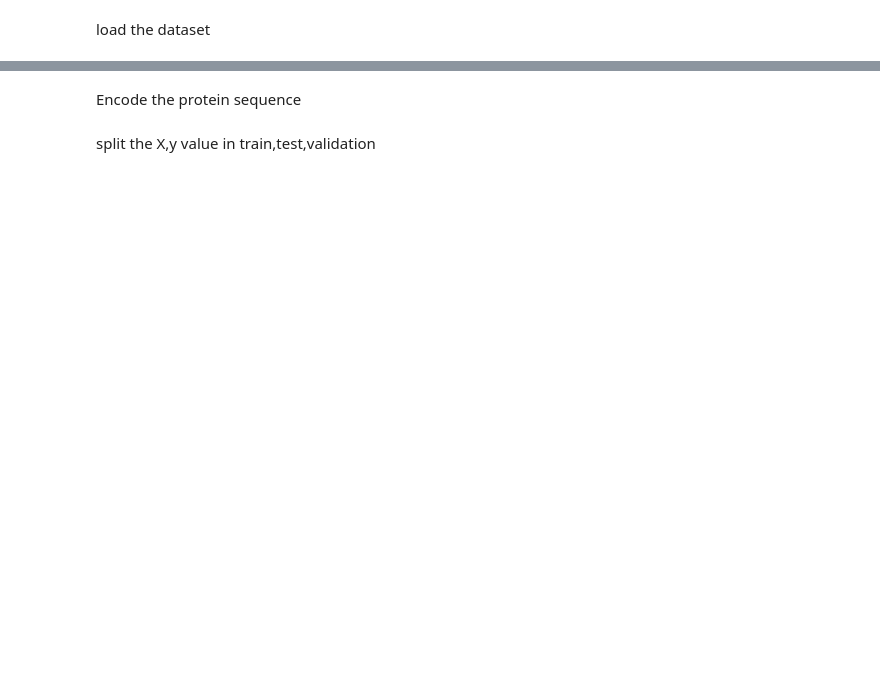
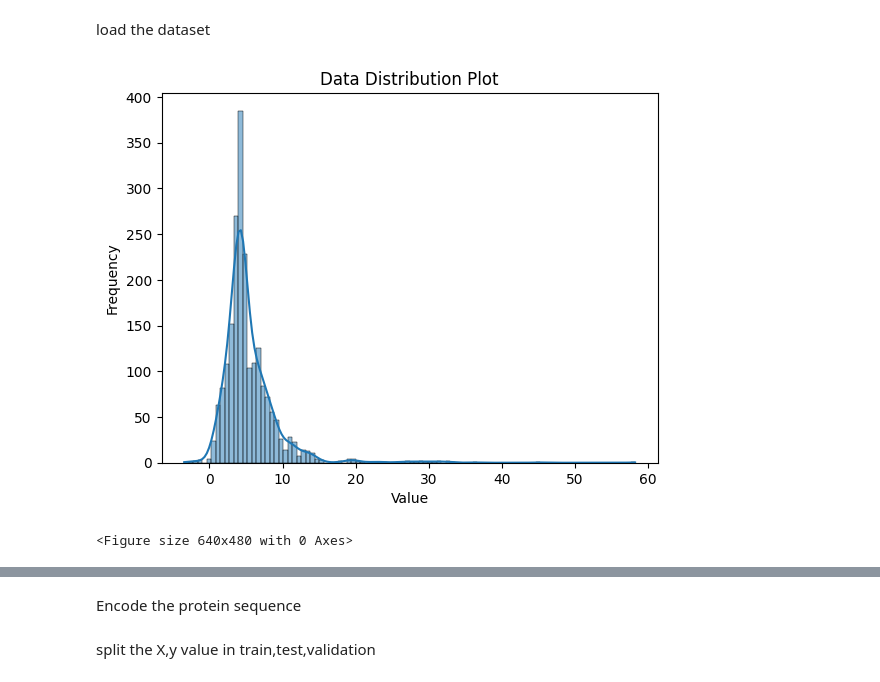
Before and after one commit to Growdeatechnology/Delta-G-Prediction, a Jupyter notebook: Delta_G_prediction.ipynb, the cells around one changed output, grey strips where cells are left out. Saved outputs shown, nothing was run; the diff lists cells and outputs as text; code cells hidden in the pictures; blank space fills up the shorter version.

```diff
--- a/Delta_G_prediction.ipynb
+++ b/Delta_G_prediction.ipynb
@@ -198,0 +27,16 @@ combined_df.columns
+# %%
+import seaborn as sns
+import matplotlib.pyplot as plt
+sns.histplot(df['delta_G'], bins=100, kde=True)  # Adjust the number of bins as needed
+
+# Add labels and title
+plt.xlabel('Value')
+plt.ylabel('Frequency')
+plt.title('Data Distribution Plot')
+
+# Display the plot
+plt.show()
+plt.savefig('data_dis.png')
+# %% [output]
+[figure, added]
+<Figure size 640x480 with 0 Axes>
```
Also changed, not shown: parts of 33 cells of this notebook, 3 other files.
